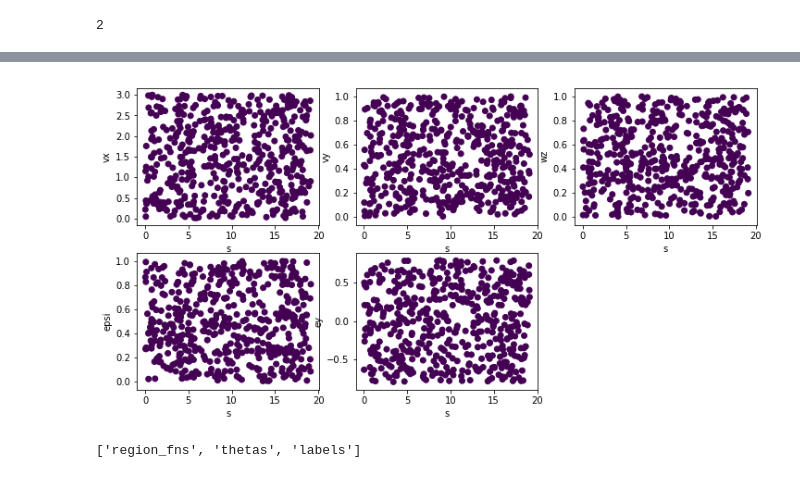
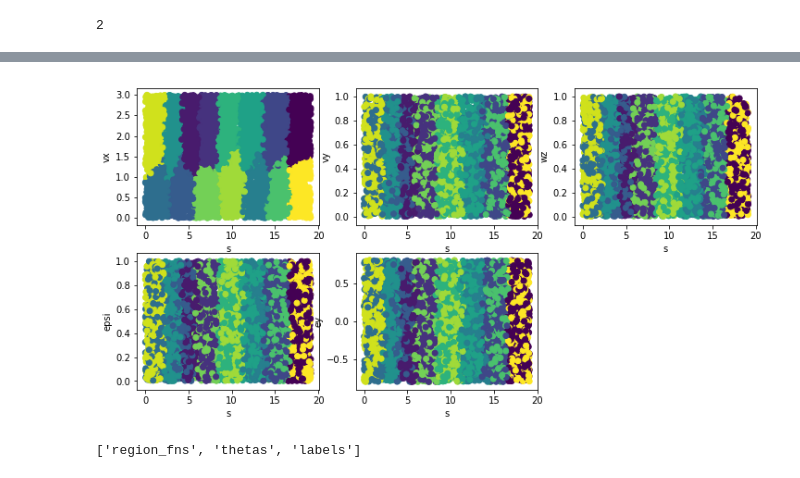
Before and after one commit to urosolia/RacingLMPC, a Jupyter notebook: notebooks/Fitting Accurate Piecewise Affine Model.ipynb, the cells around one changed output, grey strips where cells are left out. Cells and saved outputs as stored; diff of their text form; code cells hidden in the pictures.

Commit message:
fit 15 step accurate PWA model

```diff
--- a/notebooks/Fitting Accurate Piecewise Affine Model.ipynb
+++ b/notebooks/Fitting Accurate Piecewise Affine Model.ipynb
@@ -22,7 +19,7 @@ dt = 0.1
 n = 6; d = 2
 state_names = ['vx', 'vy', 'wz', 'epsi', 's', 'ey']
 
-n_data = 500
+n_data = 5000
 # %%
 def generate_random_input():
     # x = [vx, vy, wz, epsi, s, ey]
@@ -46,9 +43,10 @@ zs = np.array(zs)
 ys = np.array(ys)
 
 plt.figure(figsize=[12,6])
+
 for i in range(n-1):
     plt.subplot(2, 3, i+1)
     ind = i if i < 4 else 5
-    plt.scatter(zs[:,4], zs[:,ind], c=[ys[:,ind]])
+    plt.scatter(zs[::10,4], zs[::10,ind], c=[ys[::10,ind]])
     plt.xlabel(state_names[4]); plt.ylabel(state_names[ind])
 # %% [output]
@@ -105,23 +121,24 @@ c'x = -0.0000, -b'y = -0.0000
 # %%
 data = np.load('../src/cluster_labels.npz')
+data = np.load('pwa_model_15.npz')
 # looks like everything is in the same region here....
 
 labels = []
 for z,y in zip(zs,ys):
     dot_pdt = [w.T.dot(np.hstack([z[0:n], [1]])) for w in data['region_fns']]
     labels.append(np.argmax(dot_pdt))
 
 plt.figure(figsize=[12,6])
 for i in range(n-1):
     plt.subplot(2, 3, i+1)
     ind = i if i < 4 else 5
     plt.scatter(zs[:,4], zs[:,ind], c=labels)
     plt.xlabel(state_names[4]); plt.ylabel(state_names[ind])
 # self.clustering = pwac.ClusterPWA.from_labels(zs, ys,
 #                data['labels'], z_cutoff=self.n)
 # self.clustering.region_fns = data['region_fns']
 # %% [output]
-[figure, old version]
+[figure, new version]
 # %%
 data.keys()
 # %% [output]
```
Also changed, not shown: parts of 10 cells of this notebook, 2 other files.
